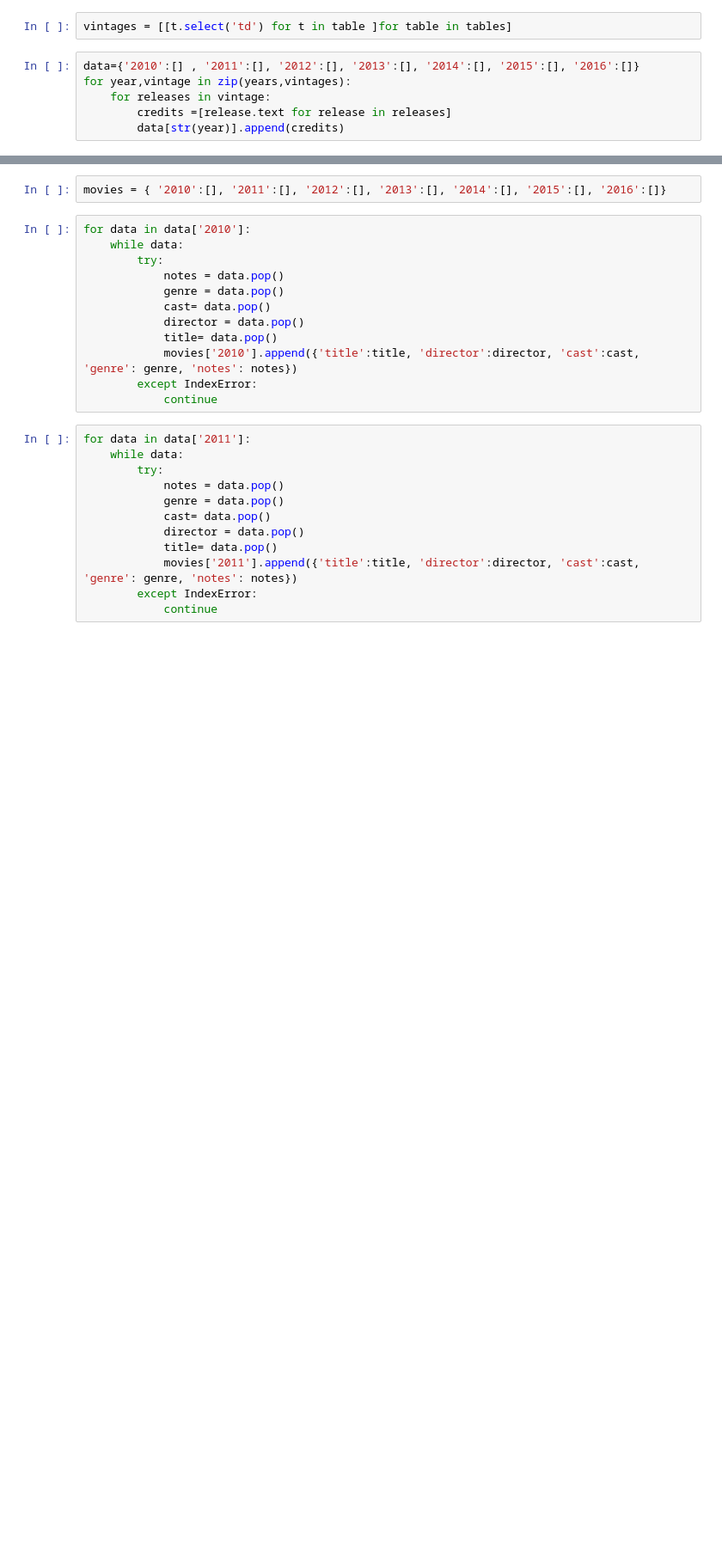
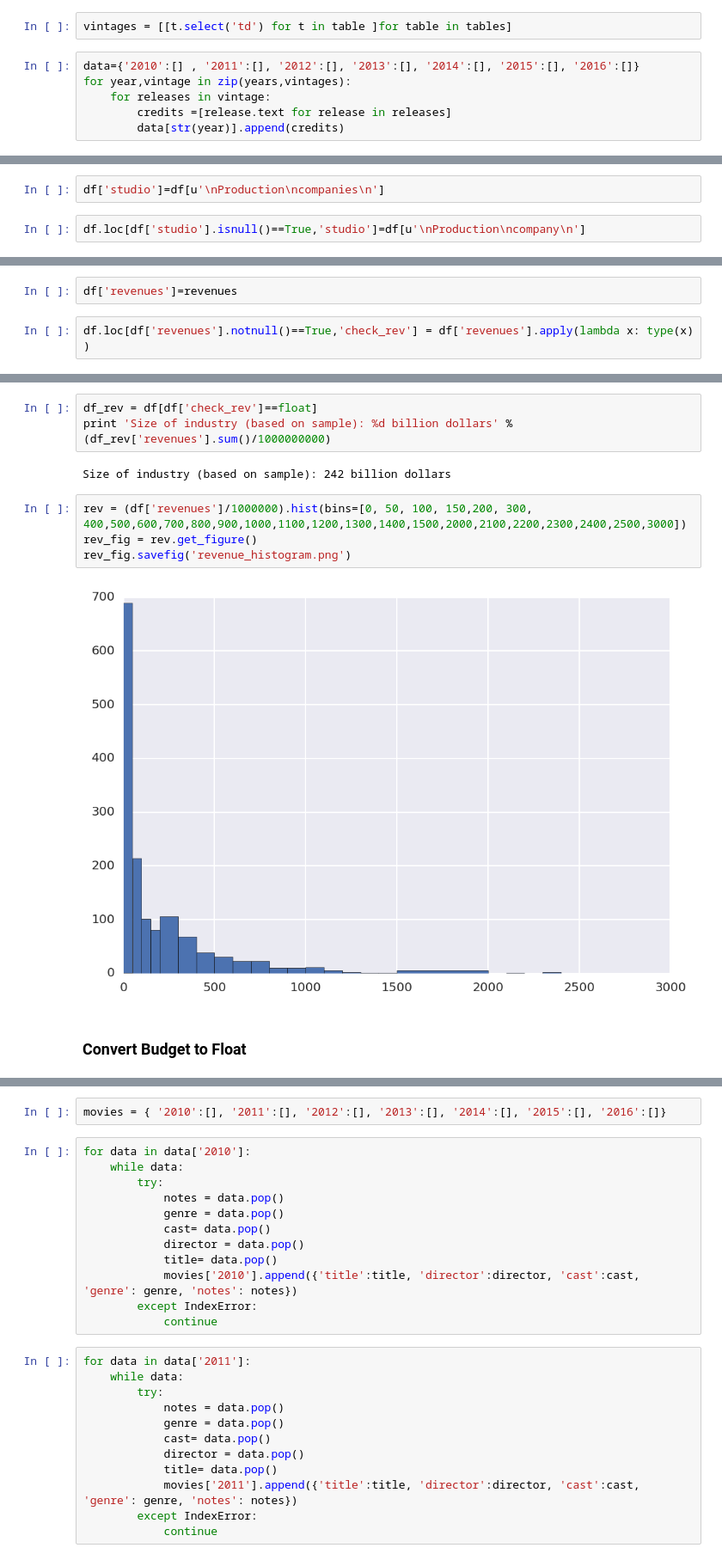
Before and after one commit to venamax/movies, a Jupyter notebook: Movie_Data_Wikipedia.ipynb, the cells around one changed output, grey strips where cells are left out. Shown: that part at 86% size. Saved outputs shown, nothing was run; the diff lists cells and outputs as text; blank space fills up the shorter version.

```diff
--- a/Movie_Data_Wikipedia.ipynb
+++ b/Movie_Data_Wikipedia.ipynb
@@ -95,0 +210,4 @@ data['2013'][0]
+# %%
+df['studio']=df[u'\nProduction\ncompanies\n']
+# %%
+df.loc[df['studio'].isnull()==True,'studio']=df[u'\nProduction\ncompany\n']
@@ -95,0 +268,4 @@ data['2013'][0]
+# %%
+df['revenues']=revenues
+# %%
+df.loc[df['revenues'].notnull()==True,'check_rev'] = df['revenues'].apply(lambda x: type(x) )
@@ -95,0 +281,13 @@ data['2013'][0]
+# %%
+df_rev = df[df['check_rev']==float]
+print 'Size of industry (based on sample): %d billion dollars' % (df_rev['revenues'].sum()/1000000000)
+# %% [output]
+Size of industry (based on sample): 242 billion dollars
+# %%
+rev = (df['revenues']/1000000).hist(bins=[0, 50, 100, 150,200, 300, 400,500,600,700,800,900,1000,1100,1200,1300,1400,1500,2000,2100,2200,2300,2400,2500,3000])
+rev_fig = rev.get_figure()
+rev_fig.savefig('revenue_histogram.png')
+# %% [output]
+[figure, added]
+# %% [markdown]
+### Convert Budget to Float
```
Also changed, not shown: parts of 75 cells of this notebook, 3 other files.
